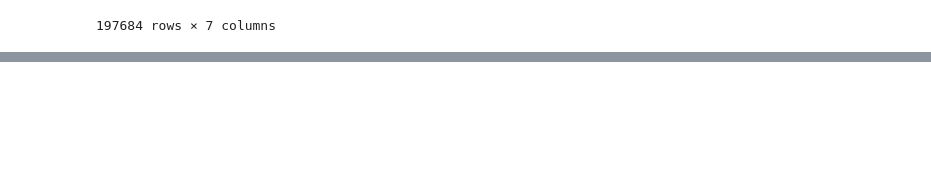
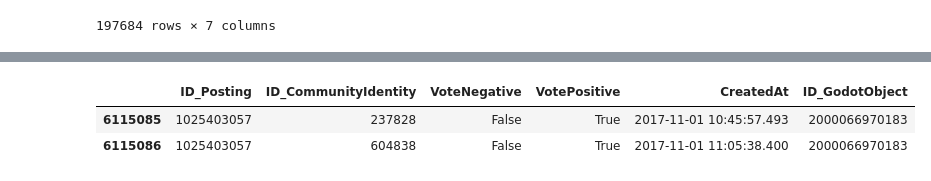
Before and after one commit to ovsvc/Graph-Link-Prediction, a Jupyter notebook: exploratory/data exploration.ipynb, the cells around one changed output, grey strips where cells are left out. Saved outputs shown, nothing was run; the diff lists cells and outputs as text; code cells hidden in the pictures; blank space fills up the shorter version.

```diff
--- a/exploratory/data exploration.ipynb
+++ b/exploratory/data exploration.ipynb
@@ -219,0 +313,6 @@ Timestamp('2017-01-01 01:05:45.240000')
+# %%
+vote_timestamps[vote_timestamps["ID_Posting"]==1025403057]
+# %% [output]
+|  | ID_Posting | ID_CommunityIdentity | VoteNegative | VotePositive | CreatedAt | ID_GodotObject |
+| 6115085 | 1025403057 | 237828 | False | True | 2017-11-01 10:45:57.493 | 2000066970183 |
+| 6115086 | 1025403057 | 604838 | False | True | 2017-11-01 11:05:38.400 | 2000066970183 |
```
Also changed, not shown: parts of 25 cells of this notebook.
